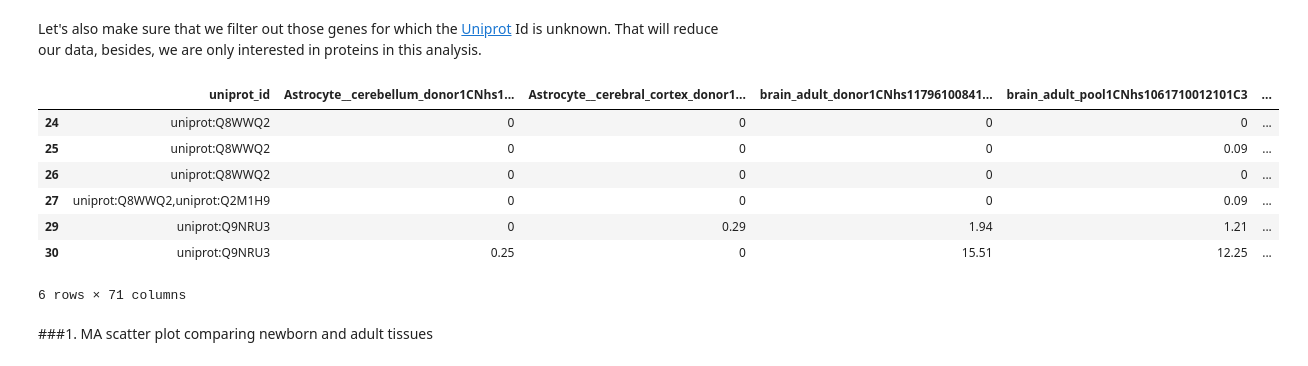
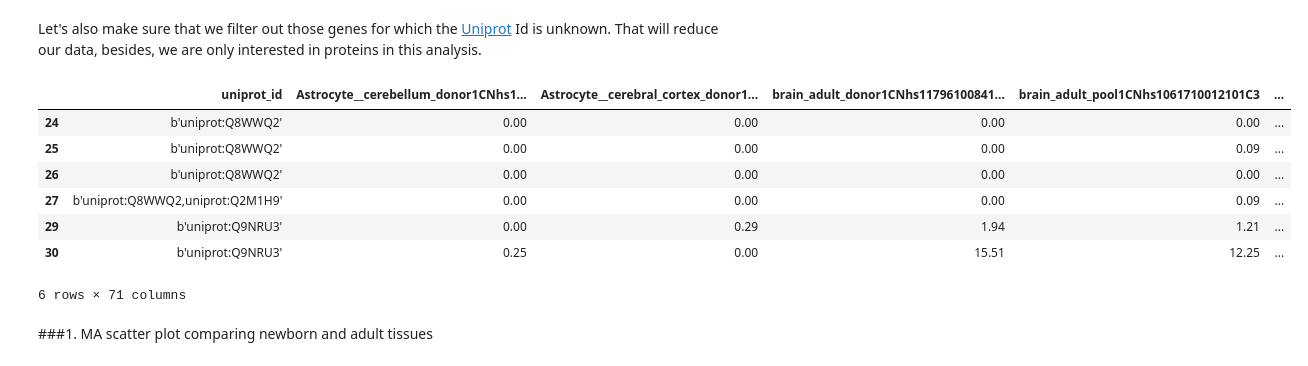
Before and after one commit to Gwennid/data_visualisation, a Jupyter notebook: bio-visualization-lab.ipynb, the cells around one changed output. Drawn from its saved outputs; the diff is of its cells as text; code cells hidden in the pictures.

Commit message:
fixed the step to remove the genes for which uniprot_id is NA or none

```diff
--- a/bio-visualization-lab.ipynb
+++ b/bio-visualization-lab.ipynb
@@ -47,20 +47,18 @@ Number of genes:201802
 # %%
 # Remove rows from the data frame for which uniprot_id column is 'NA' or ''
 # We have 'b' in the dataframe because this notebook is written in Python2.7 and the computer has Python 3.
-#df.head()
-#df=df[(df.uniprot_id != 'NA') & (df.uniprot_id != '')]
-#df.head()
+df=df[(df.uniprot_id != b'NA') & (df.uniprot_id != b'')]
 
 # Print out the first 5-10 rows of the dataframe again
 df.iloc[5:11]
 # %% [output]
 |  | uniprot_id | Astrocyte__cerebellum_donor1CNhs1... | Astrocyte__cerebral_cortex_donor1... | brain_adult_donor1CNhs11796100841... | brain_adult_pool1CNhs1061710012101C3 | ... |
-| 24 | uniprot:Q8WWQ2 | 0 | 0 | 0 | 0 | ... |
-| 25 | uniprot:Q8WWQ2 | 0 | 0 | 0 | 0.09 | ... |
-| 26 | uniprot:Q8WWQ2 | 0 | 0 | 0 | 0 | ... |
-| 27 | uniprot:Q8WWQ2,uniprot:Q2M1H9 | 0 | 0 | 0 | 0.09 | ... |
-| 29 | uniprot:Q9NRU3 | 0 | 0.29 | 1.94 | 1.21 | ... |
-| 30 | uniprot:Q9NRU3 | 0.25 | 0 | 15.51 | 12.25 | ... |
+| 24 | b'uniprot:Q8WWQ2' | 0.00 | 0.00 | 0.00 | 0.00 | ... |
+| 25 | b'uniprot:Q8WWQ2' | 0.00 | 0.00 | 0.00 | 0.09 | ... |
+| 26 | b'uniprot:Q8WWQ2' | 0.00 | 0.00 | 0.00 | 0.00 | ... |
+| 27 | b'uniprot:Q8WWQ2,uniprot:Q2M1H9' | 0.00 | 0.00 | 0.00 | 0.09 | ... |
+| 29 | b'uniprot:Q9NRU3' | 0.00 | 0.29 | 1.94 | 1.21 | ... |
+| 30 | b'uniprot:Q9NRU3' | 0.25 | 0.00 | 15.51 | 12.25 | ... |
 6 rows × 71 columns
 # %% [markdown]
 ###1. MA scatter plot comparing newborn and adult tissues
```
